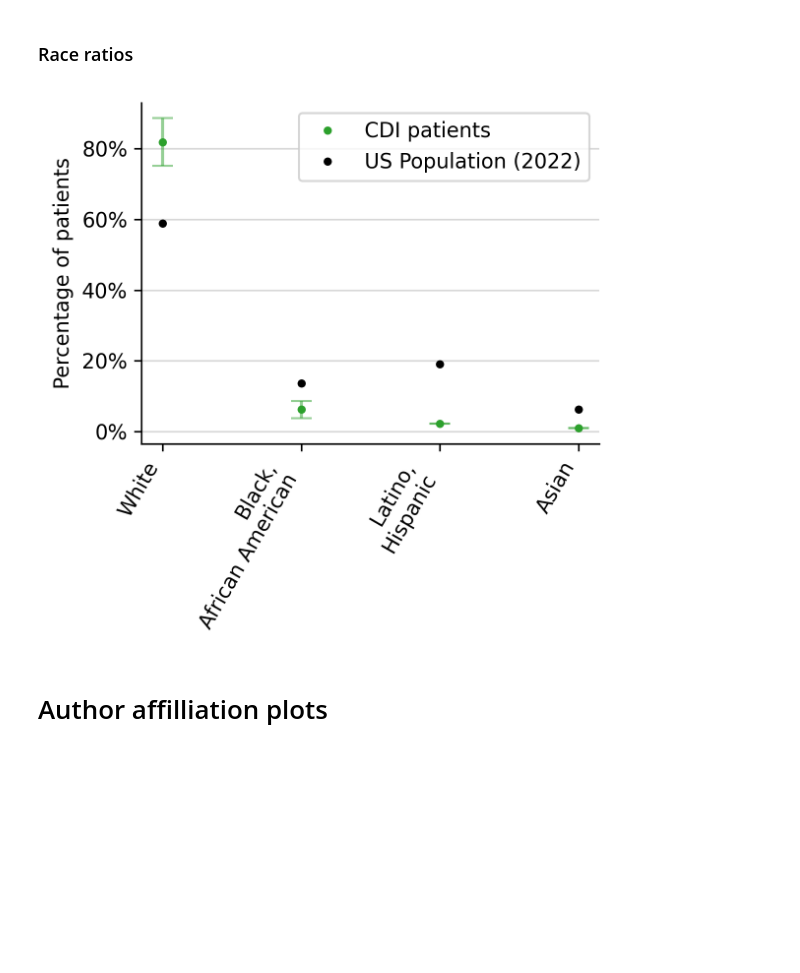
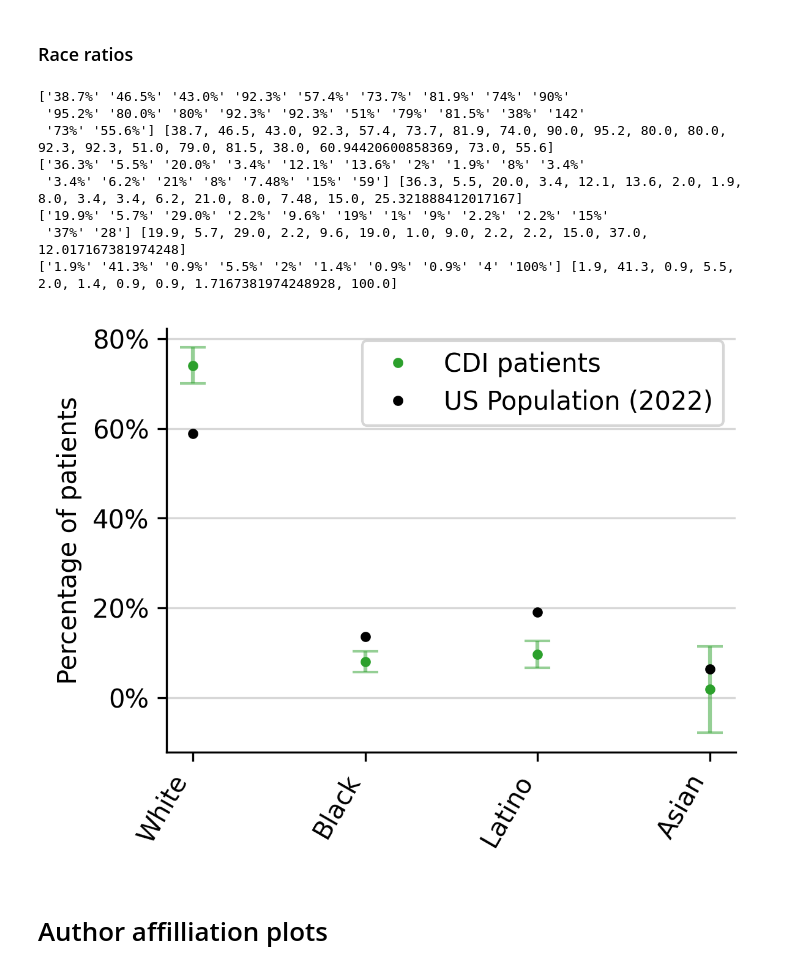
Before and after one commit to csinva/clinical-rule-analysis, a Jupyter notebook: notebooks/04_demographics_plots.ipynb, the cells around one changed output. Saved outputs shown, nothing was run; the diff lists cells and outputs as text; code cells hidden in the pictures; blank space fills up the shorter version.

Commit message:
race work with percentages and counts

```diff
--- a/notebooks/04_demographics_plots.ipynb
+++ b/notebooks/04_demographics_plots.ipynb
@@ -8,21 +8,11 @@ import dvu
 import matplotlib.pyplot as plt
 import pandas as pd
 from os.path import join
-import os.path
-from tqdm import tqdm
-import pathlib
-import imodelsx.llm
-import json
-import requests
 import numpy as np
-import openai
-import pubmed
-import paper_parsing
-import prompts
-openai.api_key = open('/home/chansingh/.OPENAI_KEY').read().strip()
+import eval
 plt.style.use('default')
 dvu.set_style()
-UNKS = {"Unk", "-", -1}
+UNKS = {"Unk", "-", -1, "-1"}
 df = pd.read_csv('../data/main.csv')
 # %% [output]
 The autoreload extension is already loaded. To reload it, use:
@@ -159,9 +149,19 @@ CENSUS_NUMS = {
 }
 vals_dict = defaultdict(list)
 for k in race_keys:
-    vals = df[k][df[k].notnull() & ~(df[k].isin(UNKS))]
+    idxs = df[k].notnull() & ~(df[k].isin(UNKS))
+    d = df[idxs]
+    vals = df[k][idxs]
+    vals_perc = []
+    for i, v in vals.items():
+        if eval.str_is_percentage(v):
+            vals_perc.append(eval.percentage_to_num(v))
+        else:
+            vals_perc.append(100 * float(v) / d['num_total_corrected'][i])
+        assert vals_perc[-1] <= 100 and vals_perc[-1] >= 0, f"{k} {v} {vals_perc[-1]}"
     # vals = [float(v[:-1]) for v in vals]
-    vals_dict[k] = vals * 100
+    print(vals.values, vals_perc)
+    vals_dict[k] = vals_perc
 
 # make boxplot
 plt.figure(figsize=(4, 3), dpi=300)
@@ -185,35 +185,43 @@ for i, (k, v) in enumerate(vals_dict.items()):
 
     # plt.plot(np.random.normal(i, 0.05, len(v)), v, 'o', alpha=0.5, color='C2', ms=2, **kwargs)
     plt.plot(i, np.median(v), "o", color="C2", ms=3, **kwargs)  # , ms=3)
     plt.errorbar(
         i,
         np.median(v),
         yerr=np.std(v) / np.sqrt(len(v)),
         color="C2",
         capsize=5,
         alpha=0.5,
     )  # , ms=3)
 
     if i == len(vals_dict) - 1:
         kwargs["label"] = "US Population (2022)"
     # plot census
     val = CENSUS_NUMS[list(CENSUS_NUMS.keys())[i]]
     plt.plot(i, val, "o", color="black", ms=3, **kwargs)  # , ms=3)
 
 
 plt.legend()
 plt.xticks(
-    labels=["White", "Black,\nAfrican American", "Latino,\nHispanic", "Asian"],
+    labels=["White", "Black", "Latino", "Asian"],
     ticks=range(4),
     rotation=60,
     ha="right",
 )
 plt.yticks(ticks=range(0, 100, 20), labels=[f"{t}%" for t in range(0, 100, 20)])
 plt.ylabel("Percentage of patients")
 plt.grid(axis="y", alpha=0.5)
 plt.show()
 # %% [output]
+['38.7%' '46.5%' '43.0%' '92.3%' '57.4%' '73.7%' '81.9%' '74%' '90%'
+ '95.2%' '80.0%' '80%' '92.3%' '92.3%' '51%' '79%' '81.5%' '38%' '142'
+ '73%' '55.6%'] [38.7, 46.5, 43.0, 92.3, 57.4, 73.7, 81.9, 74.0, 90.0, 95.2, 80.0, 80.0, 92.3, 92.3, 51.0, 79.0, 81.5, 38.0, 60.94420600858369, 73.0, 55.6]
+['36.3%' '5.5%' '20.0%' '3.4%' '12.1%' '13.6%' '2%' '1.9%' '8%' '3.4%'
+ '3.4%' '6.2%' '21%' '8%' '7.48%' '15%' '59'] [36.3, 5.5, 20.0, 3.4, 12.1, 13.6, 2.0, 1.9, 8.0, 3.4, 3.4, 6.2, 21.0, 8.0, 7.48, 15.0, 25.321888412017167]
+['19.9%' '5.7%' '29.0%' '2.2%' '9.6%' '19%' '1%' '9%' '2.2%' '2.2%' '15%'
+ '37%' '28'] [19.9, 5.7, 29.0, 2.2, 9.6, 19.0, 1.0, 9.0, 2.2, 2.2, 15.0, 37.0, 12.017167381974248]
+['1.9%' '41.3%' '0.9%' '5.5%' '2%' '1.4%' '0.9%' '0.9%' '4' '100%'] [1.9, 41.3, 0.9, 5.5, 2.0, 1.4, 0.9, 0.9, 1.7167381974248928, 100.0]
-[figure, old version]
+[figure, new version]
 # %% [markdown]
 # Author affilliation plots
 # %%
```
Also changed, not shown: parts of 5 cells of this notebook, 2 other files.
